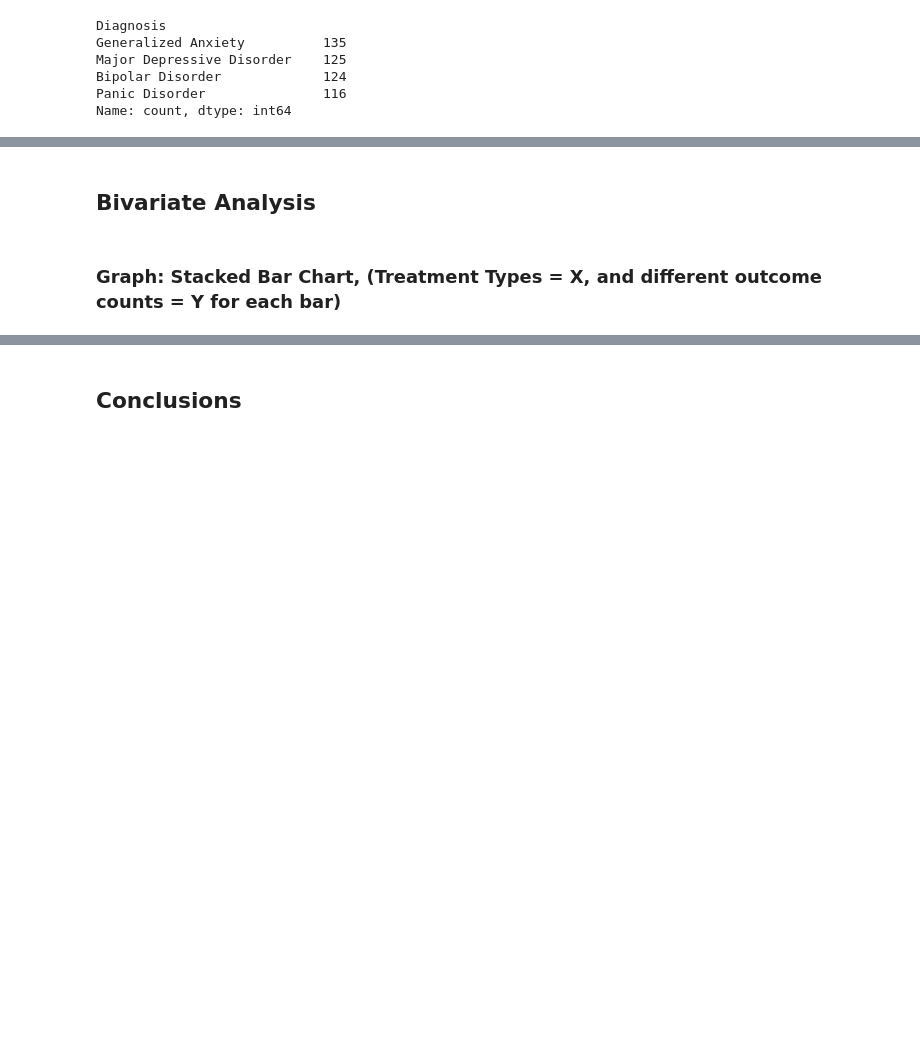
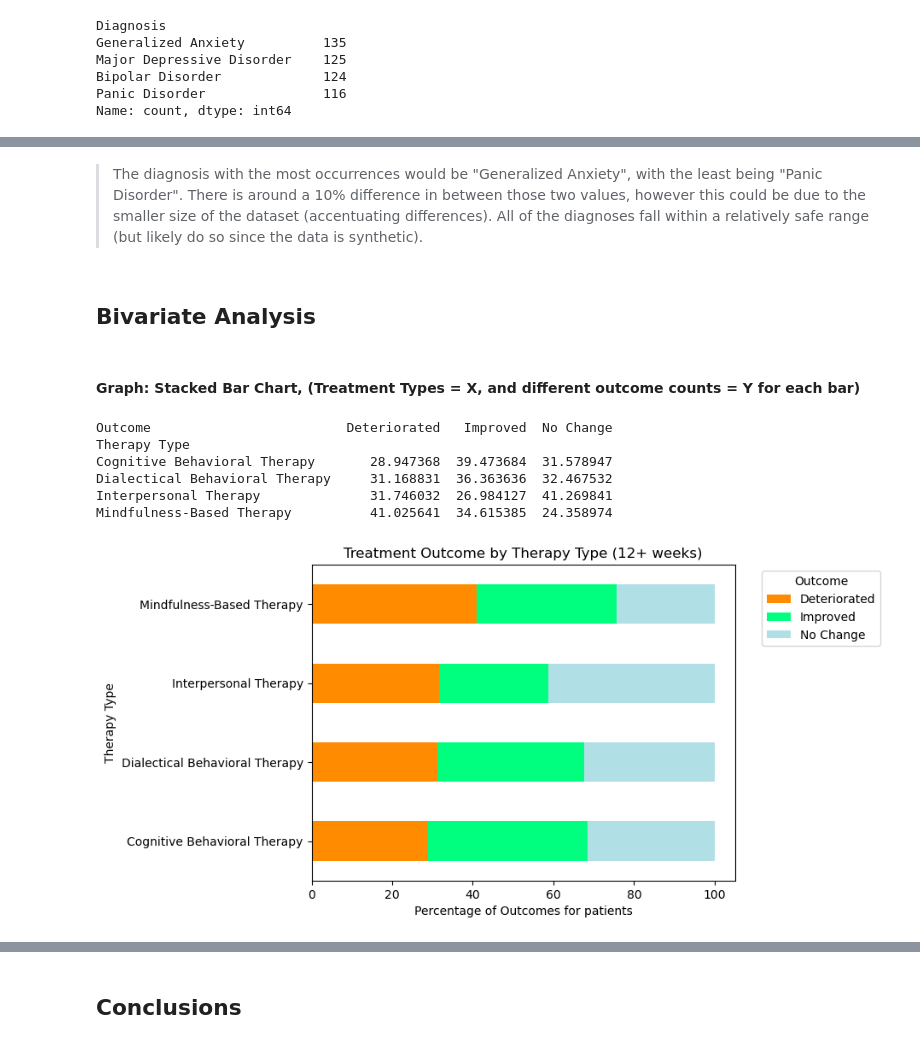
Before and after one commit to deenoe/mental-health_exploration, a Jupyter notebook: mental_health_analysis/mental-health_exploration.ipynb, the cells around one changed output, grey strips where cells are left out. Drawn from its saved outputs; the diff is of its cells as text; code cells hidden in the pictures; blank space fills up the shorter version.

```diff
--- a/mental_health_analysis/mental-health_exploration.ipynb
+++ b/mental_health_analysis/mental-health_exploration.ipynb
@@ -162,5 +165,35 @@ plt.xticks(rotation=45, ha="right")
 [figure]
+# %% [markdown]
+> The diagnosis with the most occurrences would be "Generalized Anxiety", with the least being "Panic Disorder". There is around a 10% difference in between those two values, however this could be due to the smaller size of the dataset (accentuating differences). All of the diagnoses fall within a relatively safe range (but likely do so since the data is synthetic).
 # %% [markdown]
 ## Bivariate Analysis
 # %% [markdown]
-### Graph: Stacked Bar Chart, (Treatment Types = X, and different outcome counts = Y for each bar)
+#### Graph: Stacked Bar Chart, (Treatment Types = X, and different outcome counts = Y for each bar)
+# %%
+# Group by Therapy Type and Outcome, then count occurrences
+tlength_df = df[df['Treatment Duration (weeks)'] >= 12]
+sorted_treatments = tlength_df.groupby(["Therapy Type", "Outcome"]).size()
+
+# Unstack to pivot the Outcome values into columns
+sorted_treatments = sorted_treatments.unstack(fill_value=0)
+
+# Normalize the data to show percentages instead of counts
+sorted_treatments_percentage = sorted_treatments.div(sorted_treatments.sum(axis=1), axis=0) * 100
+
+# Plotting the data as a stacked bar chart (percentages)
+ax = sorted_treatments_percentage.plot(kind='barh', stacked=True, color=['darkorange', 'springgreen', 'powderblue'])
+
+# Add labels and title
+plt.title('Treatment Outcome by Therapy Type (12+ weeks)')
+plt.xlabel('Percentage of Outcomes for patients')
+plt.legend(title='Outcome', bbox_to_anchor=(1.05, 1), loc='upper left')
+print(sorted_treatments_percentage)
+plt.show()
+# %% [output]
+Outcome                         Deteriorated   Improved  No Change
+Therapy Type
+Cognitive Behavioral Therapy       28.947368  39.473684  31.578947
+Dialectical Behavioral Therapy     31.168831  36.363636  32.467532
+Interpersonal Therapy              31.746032  26.984127  41.269841
+Mindfulness-Based Therapy          41.025641  34.615385  24.358974
+[figure, added]
```
Also changed, not shown: parts of 30 cells of this notebook.
